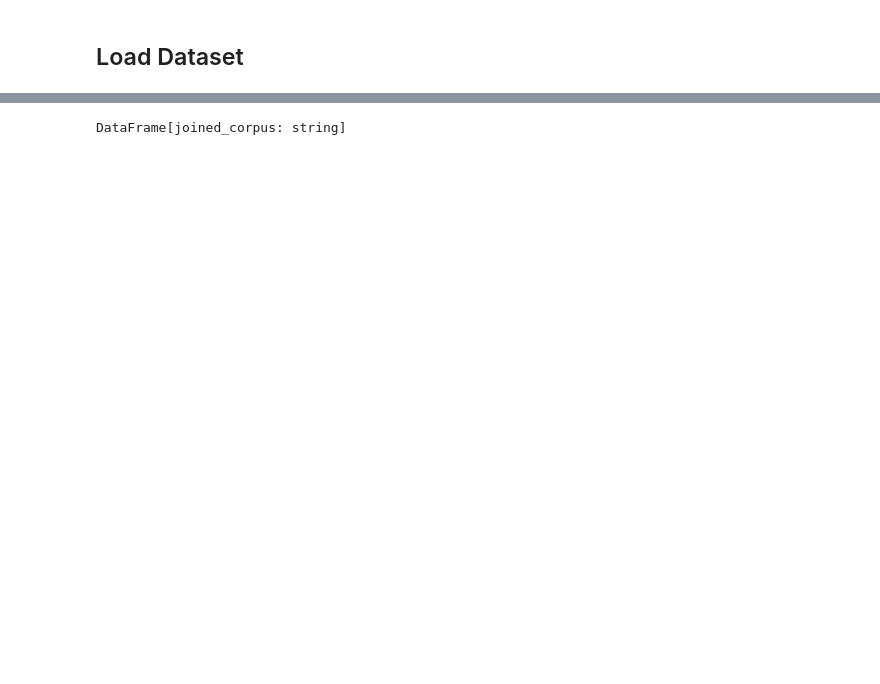
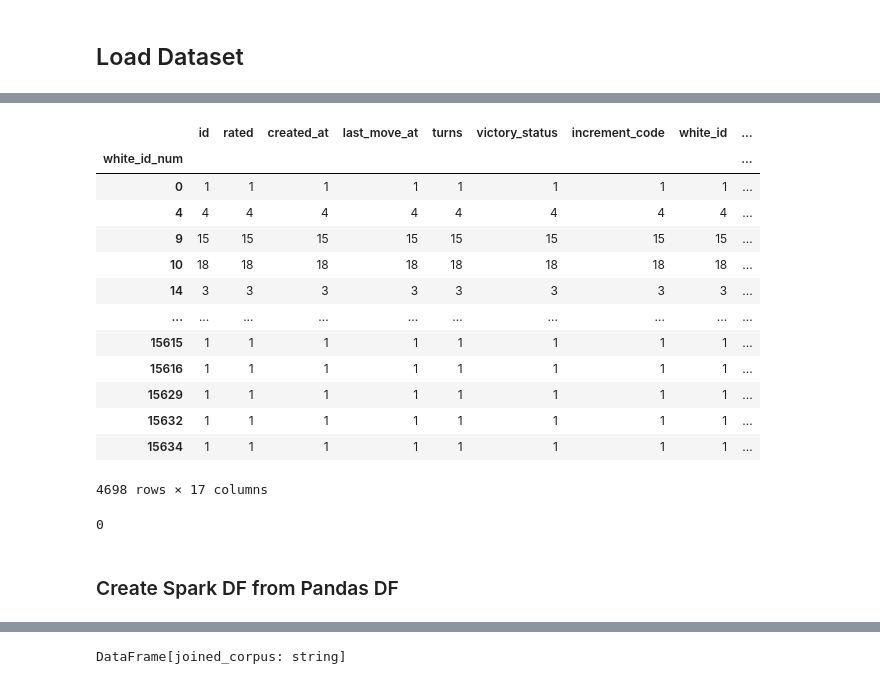
Before and after one commit to yuxiang-zhang/bigdata-spark-lichess, a Jupyter notebook: data_wrangling.ipynb, the cells around one changed output, grey strips where cells are left out. Drawn from its saved outputs; the diff is of its cells as text; code cells hidden in the pictures; blank space fills up the shorter version.

```diff
--- a/data_wrangling.ipynb
+++ b/data_wrangling.ipynb
@@ -67,0 +189,10 @@ DataFrame[moves_list: array<string>]
+# %%
+gss = GroupShuffleSplit(n_splits=1, test_size=0.2, random_state=seed)
+sgkf = StratifiedGroupKFold(n_splits=2, shuffle=True, random_state=seed)
+train_idx, test_idx = next(sgkf.split(X_pd, y_pd, groups=X_pd['white_id_num']))
+
+X_train = X_pd.loc[train_idx]
+y_train = y_pd.loc[train_idx]
+
+X_test = X_pd.loc[test_idx]
+y_test = y_pd.loc[test_idx]
@@ -67,0 +216,31 @@ DataFrame[moves_list: array<string>]
+# %%
+X_train.groupby('white_id_num').count()
+# %% [output]
+|  | id | rated | created_at | last_move_at | turns | victory_status | increment_code | white_id | ... |
+| white_id_num |  |  |  |  |  |  |  |  | ... |
+| 0 | 1 | 1 | 1 | 1 | 1 | 1 | 1 | 1 | ... |
+| 4 | 4 | 4 | 4 | 4 | 4 | 4 | 4 | 4 | ... |
+| 9 | 15 | 15 | 15 | 15 | 15 | 15 | 15 | 15 | ... |
+| 10 | 18 | 18 | 18 | 18 | 18 | 18 | 18 | 18 | ... |
+| 14 | 3 | 3 | 3 | 3 | 3 | 3 | 3 | 3 | ... |
+| ... | ... | ... | ... | ... | ... | ... | ... | ... | ... |
+| 15615 | 1 | 1 | 1 | 1 | 1 | 1 | 1 | 1 | ... |
+| 15616 | 1 | 1 | 1 | 1 | 1 | 1 | 1 | 1 | ... |
+| 15629 | 1 | 1 | 1 | 1 | 1 | 1 | 1 | 1 | ... |
+| 15632 | 1 | 1 | 1 | 1 | 1 | 1 | 1 | 1 | ... |
+| 15634 | 1 | 1 | 1 | 1 | 1 | 1 | 1 | 1 | ... |
+4698 rows × 17 columns
+# %%
+# Proof that none of the IDs from the training set are present in the test set.
+x_train_values = set(X_train['white_id'].values)
+x_test_values = set(X_test['white_id'].values)
+
+count = 0
+for val in x_train_values:
+  if val in x_test_values:
+    count += 1
+print(count)
+# %% [output]
+0
+# %% [markdown]
+### Create Spark DF from Pandas DF
```
Also changed, not shown: parts of 55 cells of this notebook.
